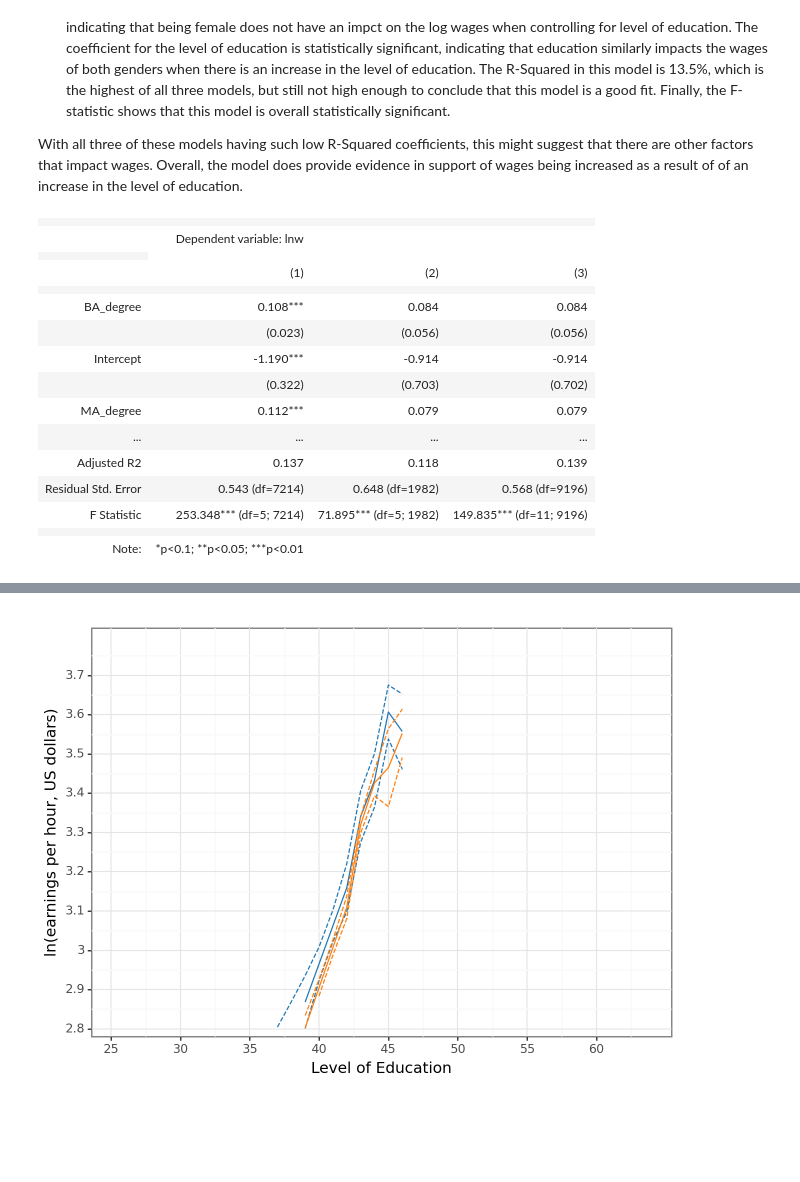
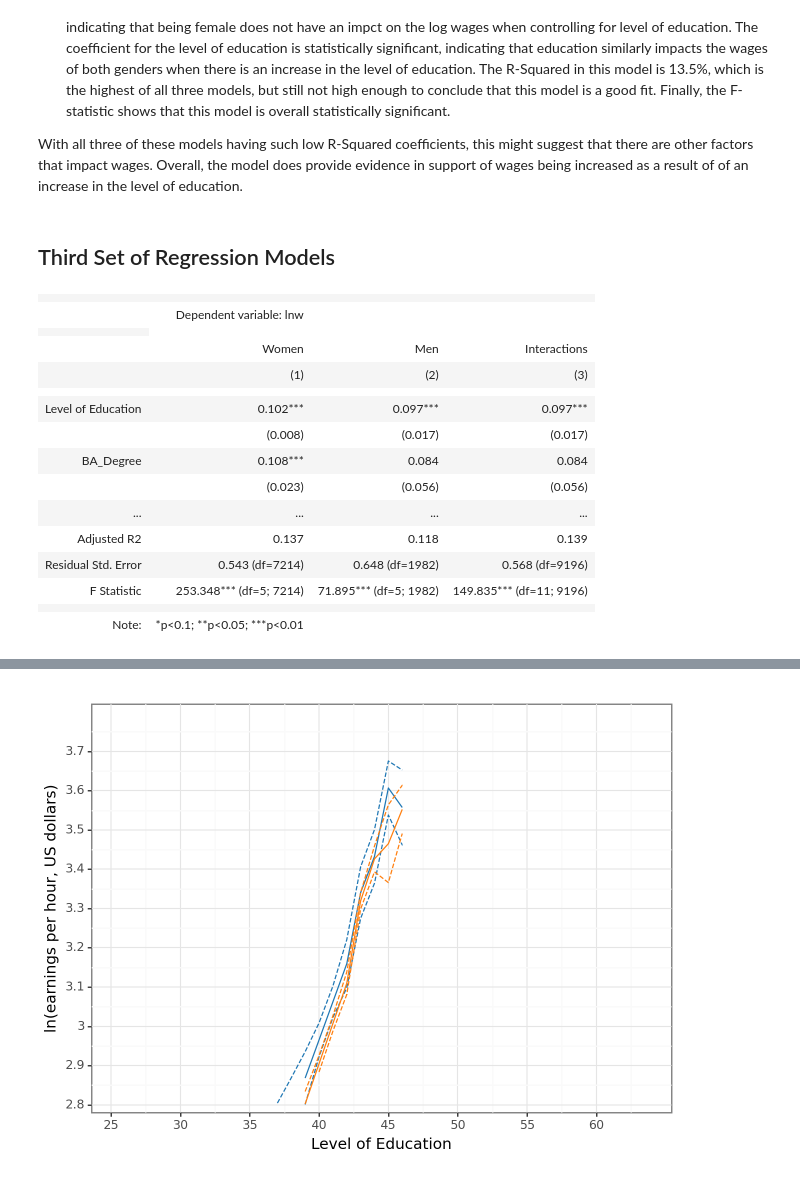
Before and after one commit to Iandrewburg/DA-2-ASSIGNMENT-1, a Jupyter notebook: DA_2_HW_1_Delivery.ipynb, the cells around one changed output, grey strips where cells are left out. Cells and saved outputs as stored; diff of their text form; code cells hidden in the pictures; blank space fills up the shorter version.

```diff
--- a/DA_2_HW_1_Delivery.ipynb
+++ b/DA_2_HW_1_Delivery.ipynb
@@ -265,31 +265,37 @@ stargazer
 - Reg13: This model controls for the level of education. For females, the coefficient is not statistically significant, indicating that being female does not have an impct on the log wages when controlling for level of education. The coefficient for the level of education is statistically significant, indicating that education similarly impacts the wages of both genders when there is an increase in the level of education. The R-Squared in this model is 13.5%, which is the highest of all three models, but still not high enough to conclude that this model is a good fit. Finally, the F-statistic shows that this model is overall statistically significant.
 
 With all three of these models having such low R-Squared coefficients, this might suggest that there are other factors that impact wages. Overall, the model does provide evidence in support of wages being increased as a result of of an increase in the level of education.
+# %% [markdown]
+## Third Set of Regression Models
 # %%
 reg14 = smf.ols(formula="lnw~grade92+BA_degree+MA_degree+Prof_degree+PhD_degree", data=xc.query("female==1")).fit(
     cov_type="HC1"
 ) #women
 reg15 = smf.ols(formula="lnw~grade92+BA_degree+MA_degree+Prof_degree+PhD_degree", data=xc.query("female==0")).fit(
     cov_type="HC1"
 ) #men
 reg16 = smf.ols(
     formula="lnw ~ grade92 + BA_degree + MA_degree + Prof_degree + PhD_degree + female + female*grade92 + female*BA_degree + female*MA_degree + female*Prof_degree + female*PhD_degree",
     data=xc,
 ).fit(cov_type="HC1")
  # interactions
 
-Stargazer([reg14, reg15, reg16])
+stargazer = Stargazer([reg14, reg15, reg16])
+stargazer.covariate_order(["grade92", "BA_degree", "MA_degree", "Prof_degree", "PhD_degree", "female", "female:BA_degree", "female:MA_degree", "female:Prof_degree", "female:PhD_degree", "female:grade92", "Intercept"])
+stargazer.rename_covariates({"female": "Female", "Intercept": "Constant", "BA_degree": "BA_Degree", "MA_degree": "MA_Degree", "Prof_degree": "Prof_Degree", "PhD_degree": "PhD_Degree","grade92": "Level of Education", "female:grade92": "Female:Level of Education", "female:BA_degree": "Female:BA_Degree", "female:MA_degree": "Female:MA_Degree", "female:Prof_degree": "Female:Prof_Degree", "female:PhD_degree": "Female:PhD_Degree"})
+stargazer.custom_columns(["Women", "Men", "Interactions"], [1, 1, 1])
+stargazer
 # %% [output]
 |  |  |  |  |
 |  | Dependent variable: lnw |  |  |
 |  |
+|  | Women | Men | Interactions |
 |  | (1) | (2) | (3) |
 |  |  |  |  |
-| BA_degree | 0.108*** | 0.084 | 0.084 |
+| Level of Education | 0.102*** | 0.097*** | 0.097*** |
+|  | (0.008) | (0.017) | (0.017) |
+| BA_Degree | 0.108*** | 0.084 | 0.084 |
 |  | (0.023) | (0.056) | (0.056) |
-| Intercept | -1.190*** | -0.914 | -0.914 |
-|  | (0.322) | (0.703) | (0.702) |
-| MA_degree | 0.112*** | 0.079 | 0.079 |
 | ... | ... | ... | ... |
 | Adjusted R2 | 0.137 | 0.118 | 0.139 |
 | Residual Std. Error | 0.543 (df=7214) | 0.648 (df=1982) | 0.568 (df=9196) |
```
Also changed, not shown: parts of 2 cells of this notebook.
